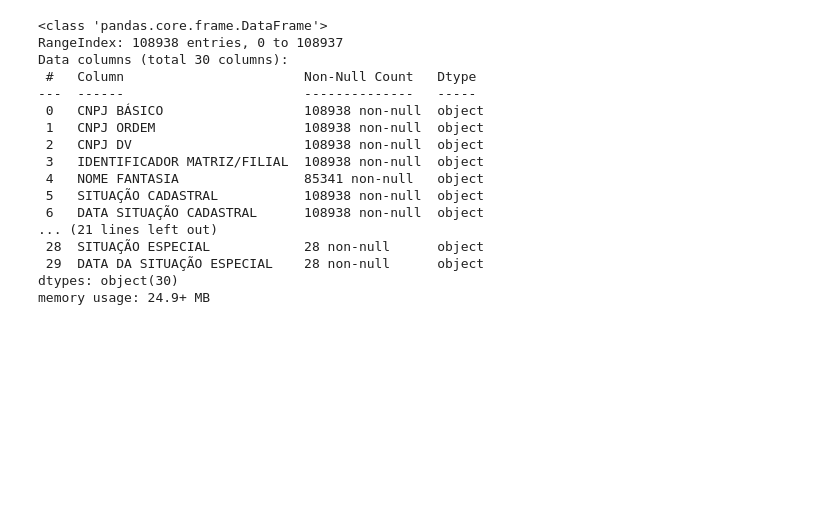
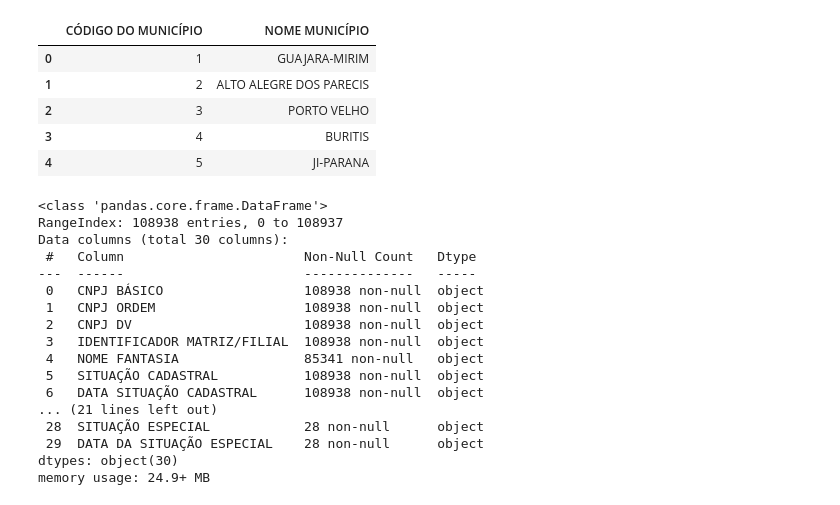
Before and after one commit to MatheusMorandi/Cnpj_Academias, a Jupyter notebook: src/eda.ipynb, the cells around one changed output. Cells and saved outputs as stored; diff of their text form; code cells hidden in the pictures; blank space fills up the shorter version.

```diff
--- a/src/eda.ipynb
+++ b/src/eda.ipynb
@@ -46,6 +46,11 @@ schema_base = {
     "DATA DA SITUAÇÃO ESPECIAL": np.str_
 }
 
+schema_municipios = {
+    "CÓDIGO DO MUNICÍPIO": np.str_,
+    "NOME MUNICÍPIO": np.str_
+}
+
 estados_regioes = {
     'SP': 'Sudeste', 'RJ': 'Sudeste', 'MG': 'Sudeste', 'ES': 'Sudeste',
     'PR': 'Sul', 'SC': 'Sul', 'RS': 'Sul',
@@ -54,3 +59,7 @@ estados_regioes = {
     'BA': 'Nordeste', 'SE': 'Nordeste', 'AL': 'Nordeste', 'PE': 'Nordeste', 'PB': 'Nordeste',
     'RN': 'Nordeste', 'CE': 'Nordeste', 'PI': 'Nordeste', 'MA': 'Nordeste'
 }
+# %%
+municipios = pd.read_csv("../data/processed/municipios_filtrados.csv", sep = ";", dtype = schema_municipios)
+
+municipios.info()
@@ -57,3 +76,12 @@ estados_regioes = {
+# %%
+municipios.head()
+# %% [output]
+|  | CÓDIGO DO MUNICÍPIO | NOME MUNICÍPIO |
+| 0 | 1 | GUAJARA-MIRIM |
+| 1 | 2 | ALTO ALEGRE DOS PARECIS |
+| 2 | 3 | PORTO VELHO |
+| 3 | 4 | BURITIS |
+| 4 | 5 | JI-PARANA |
 # %%
 dados = pd.read_csv("../data/processed/academias_filtradas.csv", sep = ";", dtype = schema_base)
 
```
Also changed, not shown: parts of 5 cells of this notebook, 1 other file.
